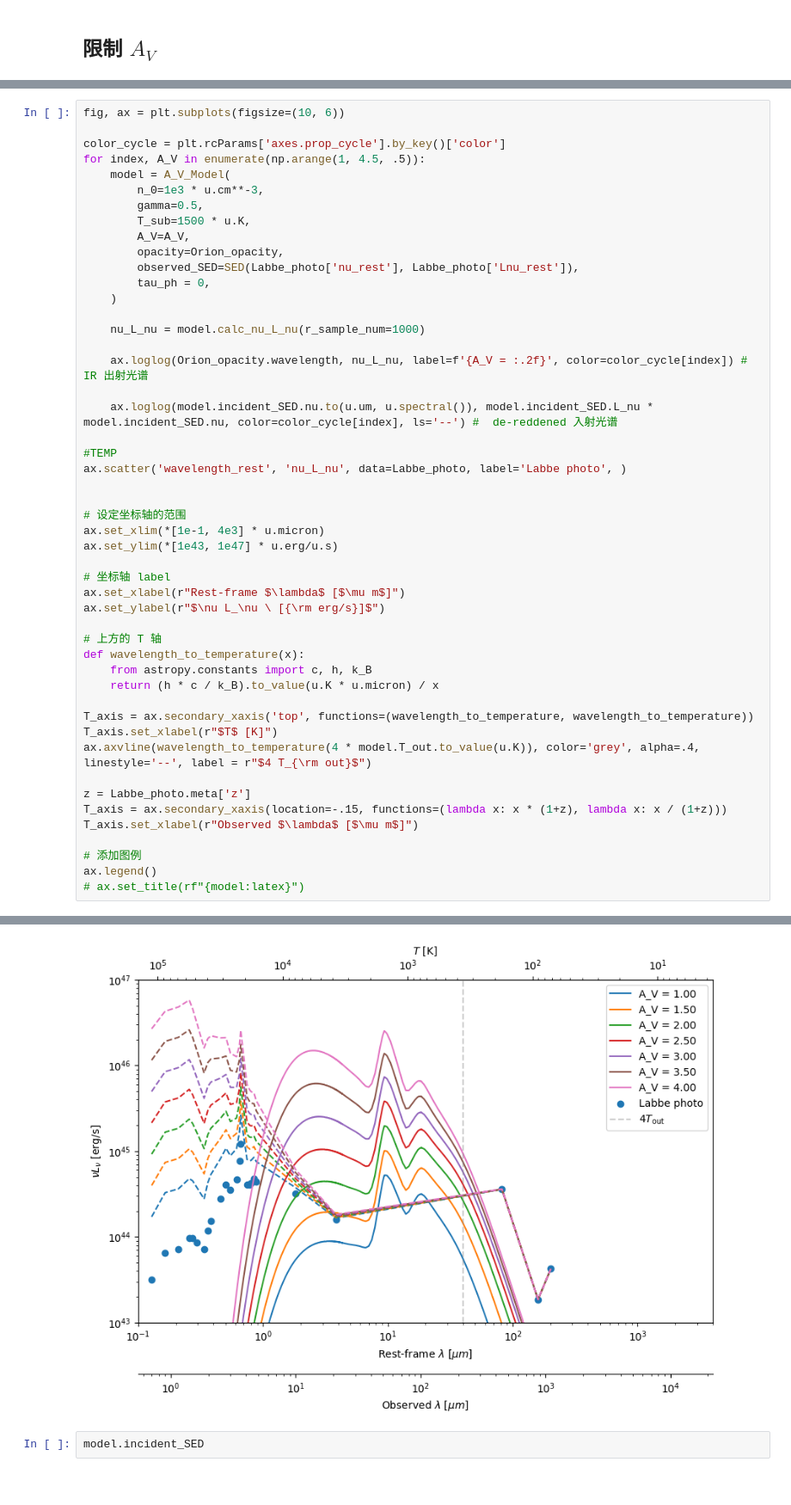
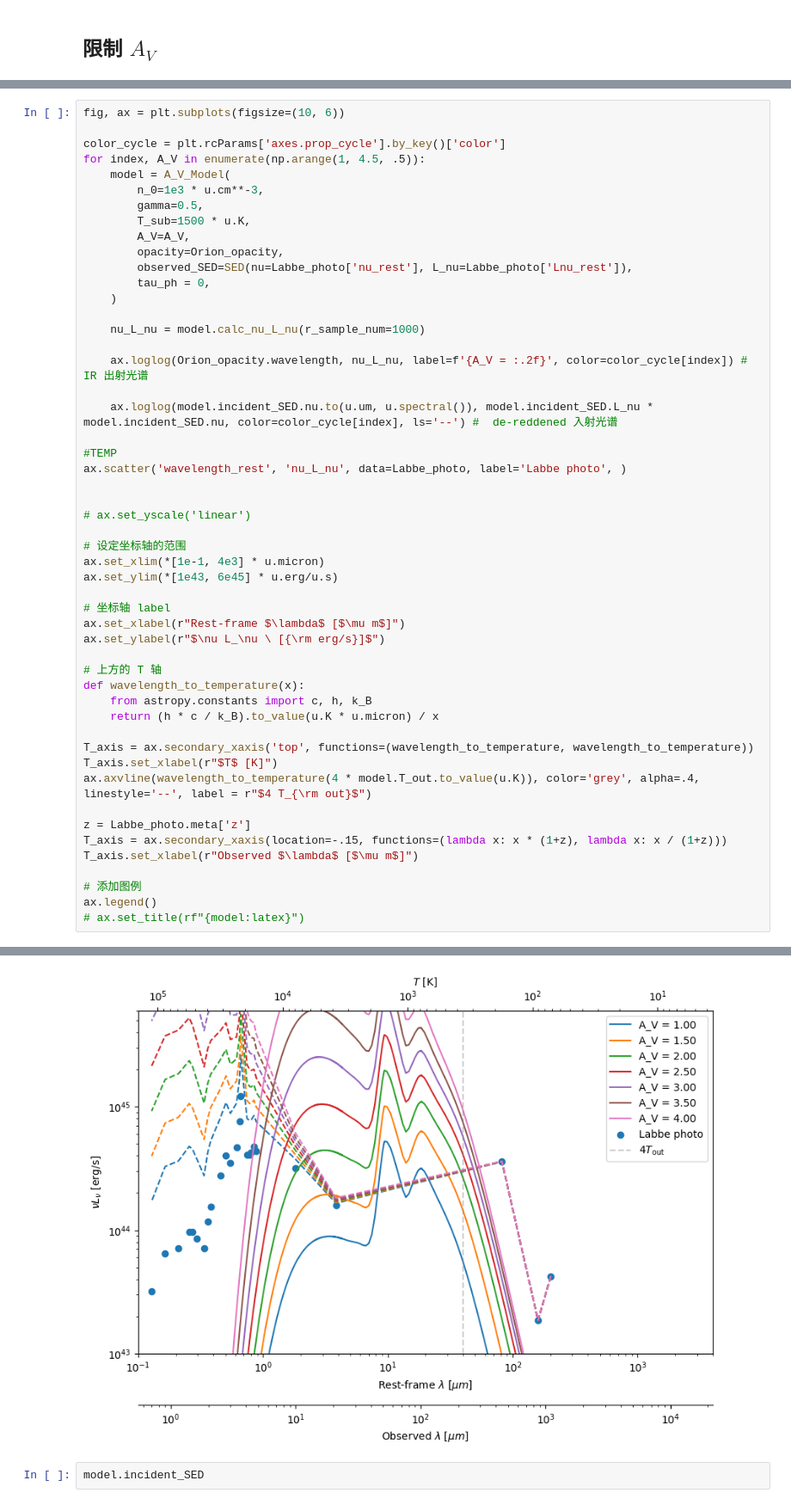
Before and after one commit to c-kj/LRD_dust_modeling, a Jupyter notebook: notebooks/A_V_constraint.ipynb, the cells around one changed output, grey strips where cells are left out. Shown at 86% size. Drawn from its saved outputs; the diff is of its cells as text.

```diff
--- a/notebooks/A_V_constraint.ipynb
+++ b/notebooks/A_V_constraint.ipynb
@@ -306,7 +308,7 @@ for index, A_V in enumerate(np.arange(1, 4.5, .5)):
         T_sub=1500 * u.K,
         A_V=A_V,
         opacity=Orion_opacity,
-        observed_SED=SED(Labbe_photo['nu_rest'], Labbe_photo['Lnu_rest']),
+        observed_SED=SED(nu=Labbe_photo['nu_rest'], L_nu=Labbe_photo['Lnu_rest']),
         tau_ph = 0,
     )
 
@@ -318,35 +320,37 @@ for index, A_V in enumerate(np.arange(1, 4.5, .5)):
 
 #TEMP
 ax.scatter('wavelength_rest', 'nu_L_nu', data=Labbe_photo, label='Labbe photo', )
 
 
+# ax.set_yscale('linear')
+
 # 设定坐标轴的范围
 ax.set_xlim(*[1e-1, 4e3] * u.micron)
-ax.set_ylim(*[1e43, 1e47] * u.erg/u.s)
+ax.set_ylim(*[1e43, 6e45] * u.erg/u.s)
 
 # 坐标轴 label
 ax.set_xlabel(r"Rest-frame $\lambda$ [$\mu m$]")
 ax.set_ylabel(r"$\nu L_\nu \ [{\rm erg/s}]$")
 
 # 上方的 T 轴
 def wavelength_to_temperature(x):
     from astropy.constants import c, h, k_B
     return (h * c / k_B).to_value(u.K * u.micron) / x
 
 T_axis = ax.secondary_xaxis('top', functions=(wavelength_to_temperature, wavelength_to_temperature))
 T_axis.set_xlabel(r"$T$ [K]")
 ax.axvline(wavelength_to_temperature(4 * model.T_out.to_value(u.K)), color='grey', alpha=.4, linestyle='--', label = r"$4 T_{\rm out}$")
 
 z = Labbe_photo.meta['z']
 T_axis = ax.secondary_xaxis(location=-.15, functions=(lambda x: x * (1+z), lambda x: x / (1+z)))
 T_axis.set_xlabel(r"Observed $\lambda$ [$\mu m$]")
 
 # 添加图例
 ax.legend()
 # ax.set_title(rf"{model:latex}")
 # %% [output]
 <matplotlib.legend.Legend at 0x...>
-[figure, old version]
+[figure, new version]
 # %%
 model.incident_SED
 # %% [output]
```
Also changed, not shown: parts of 3 cells of this notebook, 3 other files.
